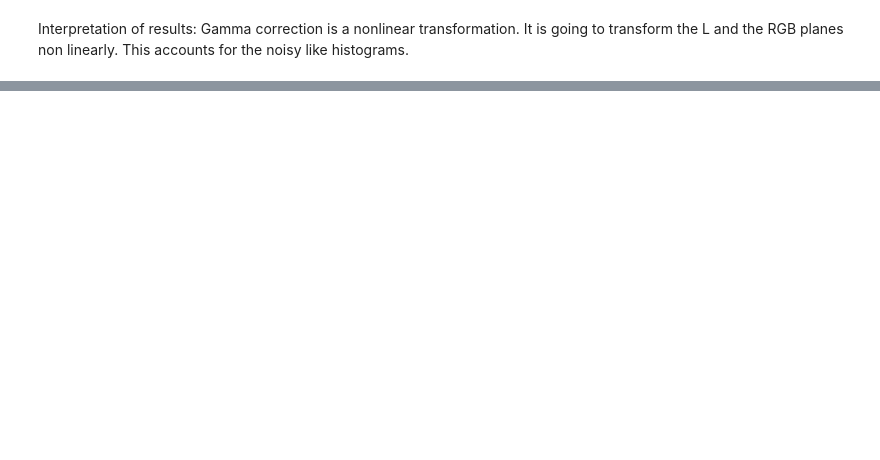
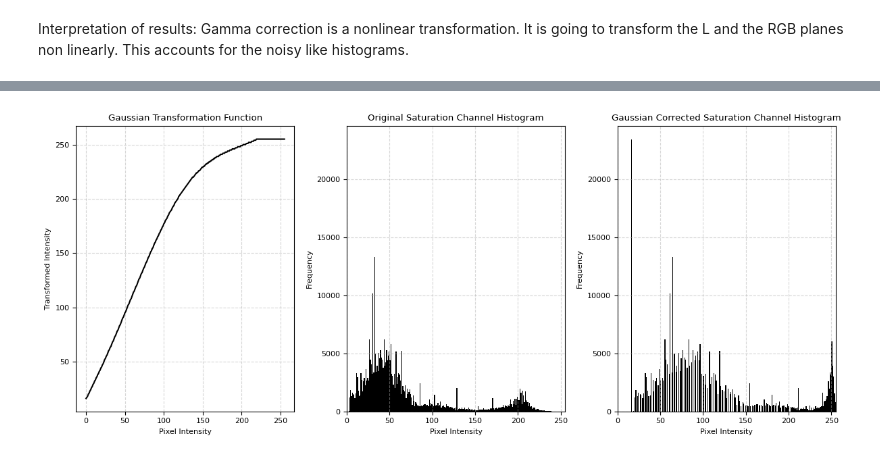
Before and after one commit to Minu-Fernando/EN3160, a Jupyter notebook: Assignment 1/Assignment_01.ipynb, the cells around one changed output, grey strips where cells are left out. Cells and saved outputs as stored; diff of their text form; code cells hidden in the pictures; blank space fills up the shorter version.

```diff
--- a/Assignment 1/Assignment_01.ipynb
+++ b/Assignment 1/Assignment_01.ipynb
@@ -384,0 +437,30 @@ Gamma correction is a nonlinear transformation. It is going to transform the L a
+# %%
+#Histograms of Saturation
+fig, axes = plt.subplots(1, 3, figsize=(12, 5))
+
+# gaussian transformation plot
+axes[0].plot(np.arange(256), intensity_transform(np.arange(256), a=0.65, sigma=70), color='black')
+axes[0].set_title("Gaussian Transformation Function")
+axes[0].set_xlabel("Pixel Intensity")
+axes[0].set_ylabel("Transformed Intensity")
+axes[0].grid(True, linestyle='--', alpha=0.5)
+
+axes[1].hist(S.ravel(), bins=256, range=[0, 256], color='black')
+axes[1].set_title("Original Saturation Channel Histogram")
+axes[1].set_xlabel("Pixel Intensity")
+axes[1].set_ylabel("Frequency")
+axes[1].set_xlim(0, 255)
+axes[1].grid(True, linestyle='--', alpha=0.5)
+
+# Gaussian Corrected Saturation Histogram
+axes[2].hist(saturated_image.ravel(), bins=256, range=[0, 256], color='black')
+axes[2].set_title("Gaussian Corrected Saturation Channel Histogram")
+axes[2].set_xlabel("Pixel Intensity")
+axes[2].set_ylabel("Frequency")
+axes[2].set_xlim(0, 255)
+axes[2].grid(True, linestyle='--', alpha=0.5)
+
+plt.tight_layout()
+plt.show()
+# %% [output]
+[figure, added]
```
Also changed, not shown: parts of 16 cells of this notebook, 1 other file.
